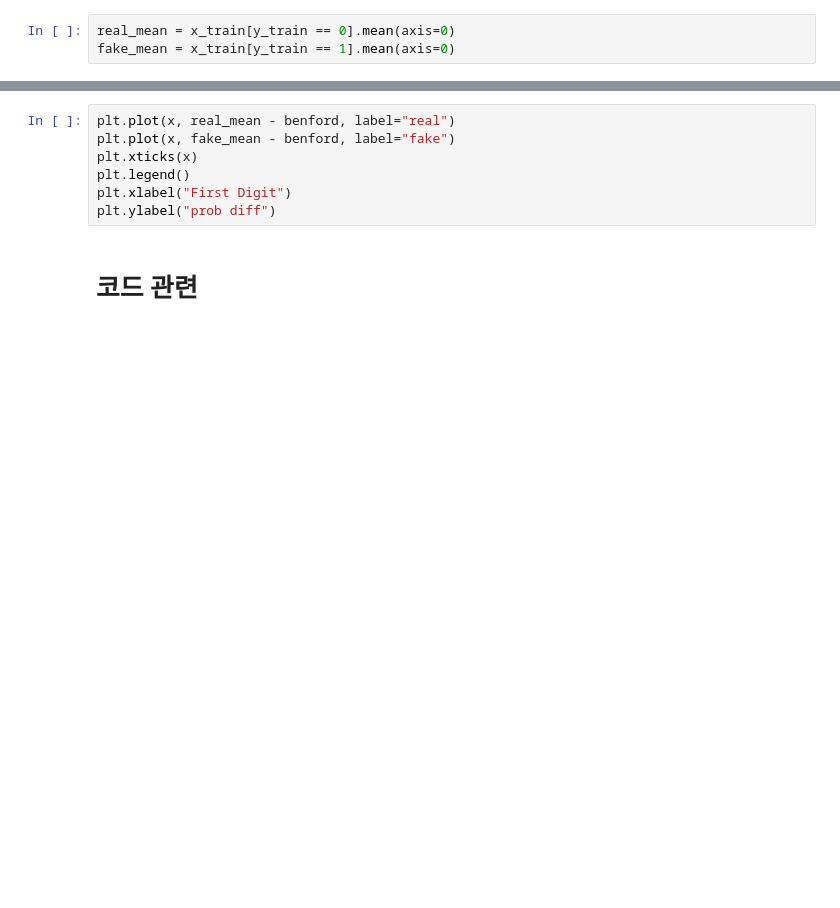
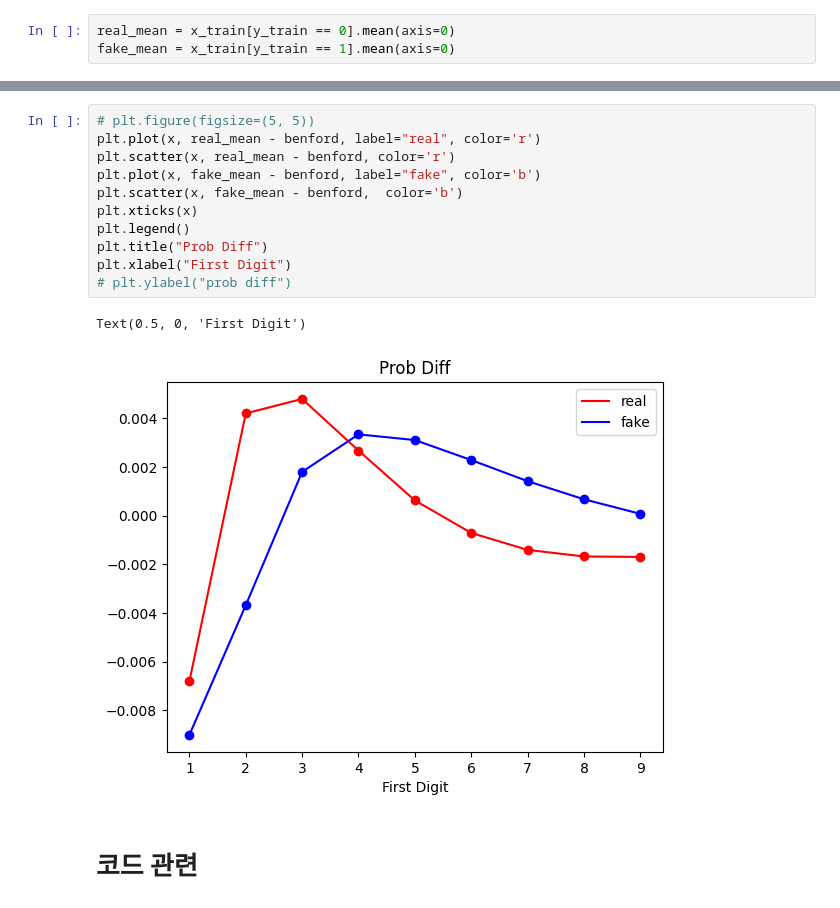
Before and after one commit to 45-5DC/kusw_project2, a Jupyter notebook: benford/benford_train.ipynb, the cells around one changed output, grey strips where cells are left out. Cells and saved outputs as stored; diff of their text form; blank space fills up the shorter version.

```diff
--- a/benford/benford_train.ipynb
+++ b/benford/benford_train.ipynb
@@ -84,10 +101,17 @@ plt.legend()
 # %%
-plt.plot(x, real_mean - benford, label="real")
-plt.plot(x, fake_mean - benford, label="fake")
+# plt.figure(figsize=(5, 5))
+plt.plot(x, real_mean - benford, label="real", color='r')
+plt.scatter(x, real_mean - benford, color='r')
+plt.plot(x, fake_mean - benford, label="fake", color='b')
+plt.scatter(x, fake_mean - benford,  color='b')
 plt.xticks(x)
 plt.legend()
+plt.title("Prob Diff")
 plt.xlabel("First Digit")
-plt.ylabel("prob diff")
+# plt.ylabel("prob diff")
+# %% [output]
+Text(0.5, 0, 'First Digit')
+[figure, added]
 # %% [markdown]
 # 코드 관련
 # %%
```
Also changed, not shown: parts of 31 cells of this notebook, 6 other files.
